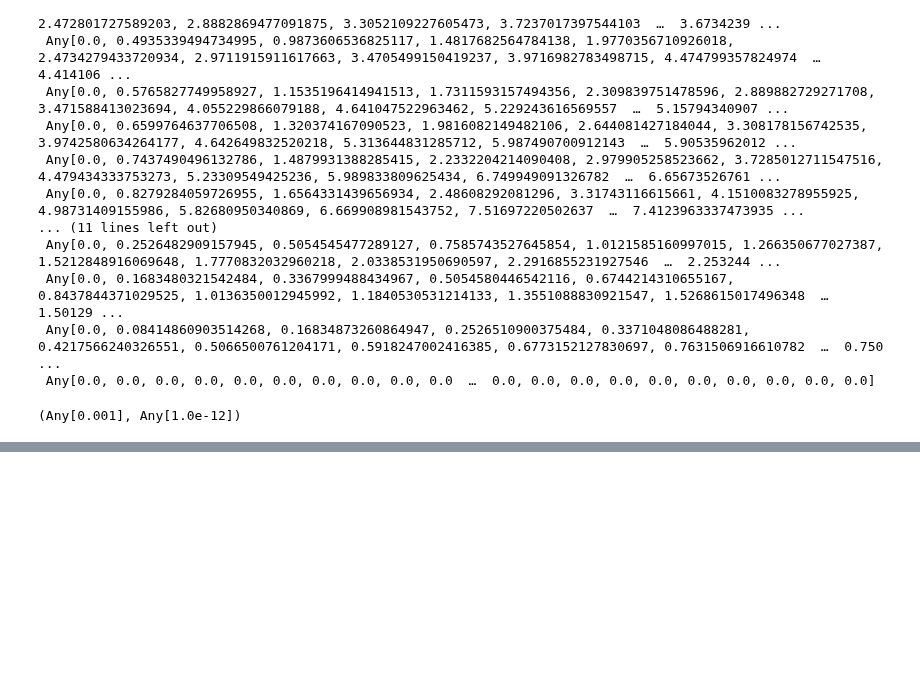
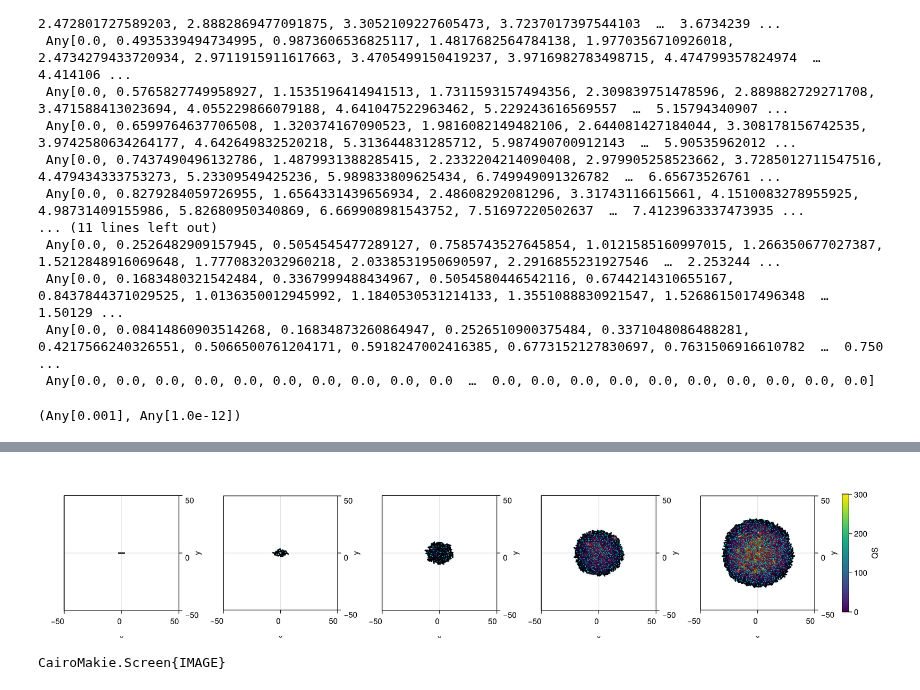
Before and after one commit to dsb-lab/CellBasedModels.jl, a Jupyter notebook: proves/PGA_agents/QS_dependent/Bacteries_QS.ipynb, the cells around one changed output, grey strips where cells are left out. Cells and saved outputs as stored; diff of their text form; code cells hidden in the pictures; blank space fills up the shorter version.

```diff
--- a/proves/PGA_agents/QS_dependent/Bacteries_QS.ipynb
+++ b/proves/PGA_agents/QS_dependent/Bacteries_QS.ipynb
@@ -529,14 +592,14 @@ com.lMax = 3.
 com.σlTarget = .2
 com.α = 200
 # com.σ = 0
-com.σ = 5.E-4
+com.σ = 5.E-2
 com.type=0
 
 com.d = 1.
 com.l = 2.99
 com.lTarget = 3.
 
-com.p_half=1000.
+com.p_half=10000.
 
 com.x = 0
 com.y = 0
@@ -750,3 +850,59 @@ GLMakie.Screen(...)
+# %%
+# Colormap común y colorrange fijo
+colormap = :viridis
+colorrange = (0.0,  maximum(maximum(p -> maximum(p[:mm]), com_load)))
+
+
+
+fig = Figure(size=(1500,300))
+
+js = [1:round(Int, length(com_load)/4):length(com_load); length(com_load)]
+
+for (i,j) in enumerate(js)
+    ax = Axis3(fig[1,i],
+                azimuth=3*π/2,
+                elevation=π/2,
+                zlabelvisible=false,
+                zticklabelsvisible=false,
+                zgridvisible=false,
+                zspinesvisible=false
+            )
+    # m = heatmap!(ax,
+    #             range(com.simBox[1,1],com.simBox[1,2],length=size(com.mm)[1]),
+    #             range(com.simBox[2,1],com.simBox[2,2],length=size(com.mm)[1]),
+    #             Float64.(hcat(com_load[j][:mm]...)),
+    #             colormap = colormap,
+    #             colorrange = colorrange
+    #         )
+
+
+    plotMixedAgents2D!(
+    ax,
+    com_load[j][:x],
+    com_load[j][:y],
+    com_load[j][:d],
+    com_load[j][:l],
+    com_load[j][:theta],
+    com_load[j][:type],
+    com_load[j][:pressure],
+    colorrange = (0, 0.03)
+    )
+
+    xlims!(-50,50)
+    ylims!(-50,50)
+end
+
+# Añadir colorbar común al final
+Colorbar(fig[1, length(js) + 1],
+    colormap = colormap,
+    colorrange = colorrange,
+    label = "QS"
+)
+
+display(fig)
+# %% [output]
+[figure, added]
+CairoMakie.Screen{IMAGE}
 # %%
 
 # Configuración general
```
Also changed, not shown: parts of 17 cells of this notebook.
